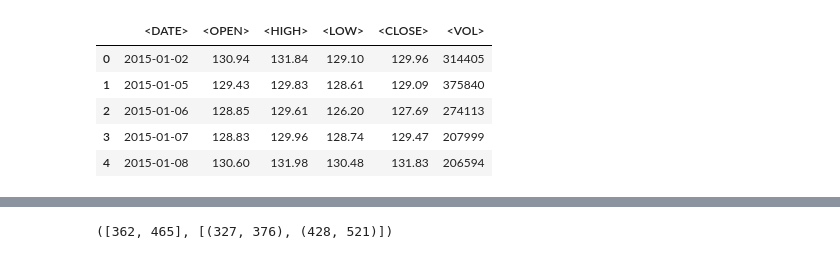
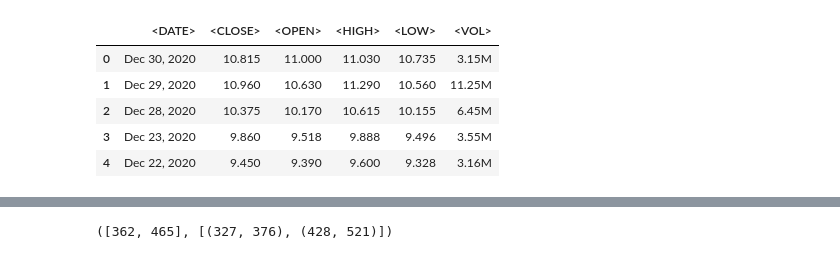
Before and after one commit to nikitaoltyan/Mech-Trading-Systems, a Jupyter notebook: Mech_Systems.ipynb, the cells around one changed output, grey strips where cells are left out. Saved outputs shown, nothing was run; the diff lists cells and outputs as text; code cells hidden in the pictures.

```diff
--- a/Mech_Systems.ipynb
+++ b/Mech_Systems.ipynb
@@ -22,15 +22,15 @@ from Trend import find_rising_trend_lines, find_decreasing_trend_lines, draw_tre
 from classifiers.Triangle import find_triangle, draw_triangles
 from PlotDraw import draw_plot
 # %%
-data = pd.read_excel("Boeing_Data.xlsx")
+data = pd.read_excel("LHAG.xlsx")
 data.head()
 # %% [output]
-|  | <DATE> | <OPEN> | <HIGH> | <LOW> | <CLOSE> | <VOL> |
-| 0 | 2015-01-02 | 130.94 | 131.84 | 129.10 | 129.96 | 314405 |
-| 1 | 2015-01-05 | 129.43 | 129.83 | 128.61 | 129.09 | 375840 |
-| 2 | 2015-01-06 | 128.85 | 129.61 | 126.20 | 127.69 | 274113 |
-| 3 | 2015-01-07 | 128.83 | 129.96 | 128.74 | 129.47 | 207999 |
-| 4 | 2015-01-08 | 130.60 | 131.98 | 130.48 | 131.83 | 206594 |
+|  | <DATE> | <CLOSE> | <OPEN> | <HIGH> | <LOW> | <VOL> |
+| 0 | Dec 30, 2020 | 10.815 | 11.000 | 11.030 | 10.735 | 3.15M |
+| 1 | Dec 29, 2020 | 10.960 | 10.630 | 11.290 | 10.560 | 11.25M |
+| 2 | Dec 28, 2020 | 10.375 | 10.170 | 10.615 | 10.155 | 6.45M |
+| 3 | Dec 23, 2020 | 9.860 | 9.518 | 9.888 | 9.496 | 3.55M |
+| 4 | Dec 22, 2020 | 9.450 | 9.390 | 9.600 | 9.328 | 3.16M |
 # %%
 draw_plot(data, 0, data.shape[0])
 # %% [output]
```
Also changed, not shown: parts of 5 cells of this notebook.
